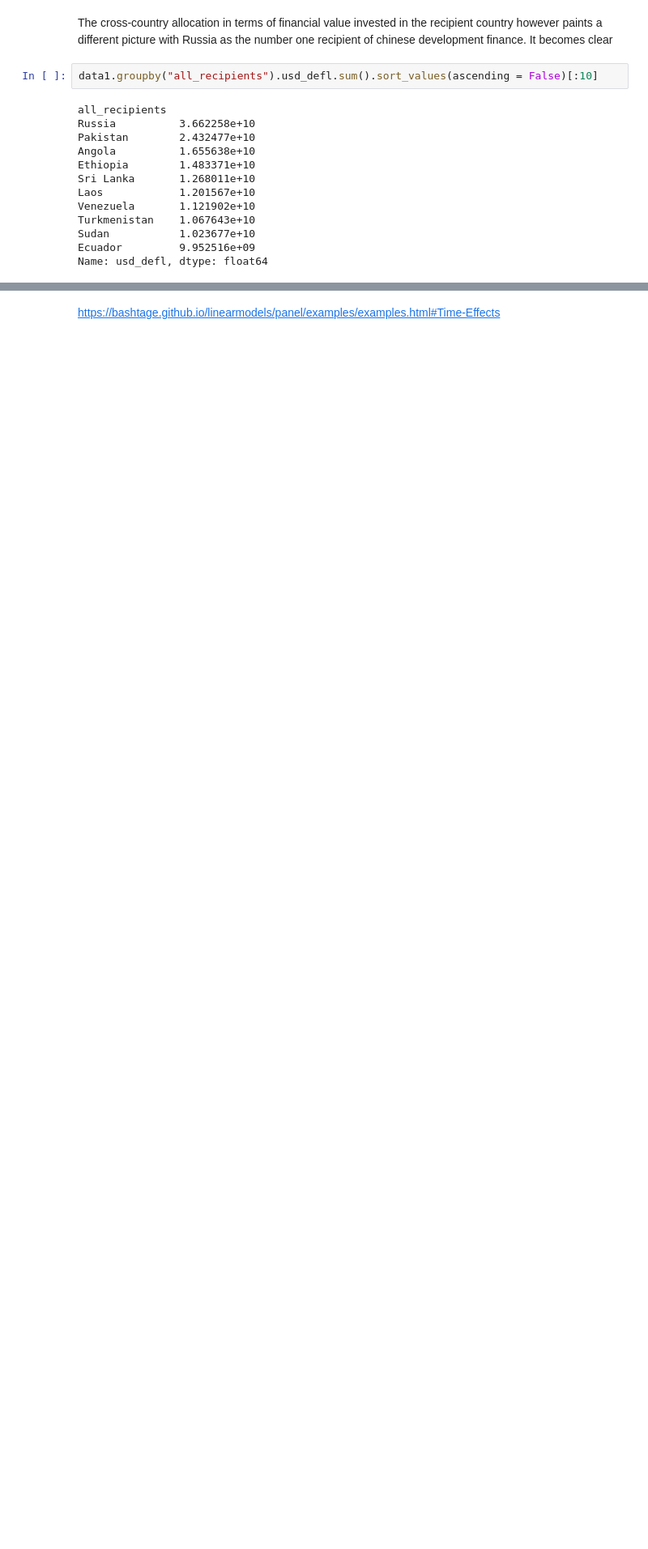
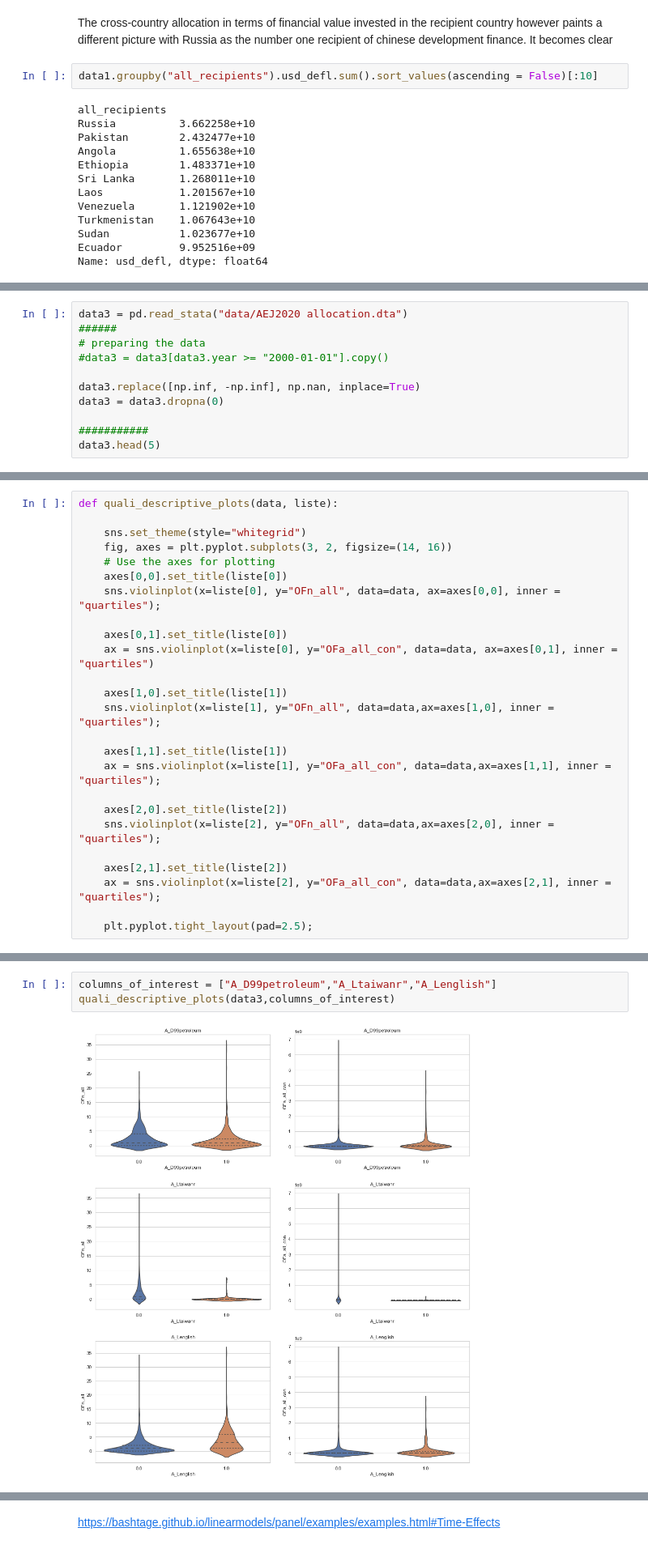
Before and after one commit to JonathanWillnow/ose-data-science-course-project-JonathanWillnow, a Jupyter notebook: JonathanWillnowOSE.ipynb, the cells around one changed output, grey strips where cells are left out. Shown at 81% size. Cells and saved outputs as stored; diff of their text form; blank space fills up the shorter version.

```diff
--- a/JonathanWillnowOSE.ipynb
+++ b/JonathanWillnowOSE.ipynb
@@ -464,0 +324,11 @@ strong multicollinearity or other numerical problems.
+# %%
+data3 = pd.read_stata("data/AEJ2020 allocation.dta")
+######
+# preparing the data
+#data3 = data3[data3.year >= "2000-01-01"].copy()
+
+data3.replace([np.inf, -np.inf], np.nan, inplace=True)
+data3 = data3.dropna(0)
+
+###########
+data3.head(5)
@@ -464,0 +361,25 @@ strong multicollinearity or other numerical problems.
+# %%
+def quali_descriptive_plots(data, liste):
+
+    sns.set_theme(style="whitegrid")
+    fig, axes = plt.pyplot.subplots(3, 2, figsize=(14, 16))
+    # Use the axes for plotting
+    axes[0,0].set_title(liste[0])
+    sns.violinplot(x=liste[0], y="OFn_all", data=data, ax=axes[0,0], inner = "quartiles");
+
+    axes[0,1].set_title(liste[0])
+    ax = sns.violinplot(x=liste[0], y="OFa_all_con", data=data, ax=axes[0,1], inner = "quartiles")
+
+    axes[1,0].set_title(liste[1])
+    sns.violinplot(x=liste[1], y="OFn_all", data=data,ax=axes[1,0], inner = "quartiles");
+
+    axes[1,1].set_title(liste[1])
+    ax = sns.violinplot(x=liste[1], y="OFa_all_con", data=data,ax=axes[1,1], inner = "quartiles");
+
+    axes[2,0].set_title(liste[2])
+    sns.violinplot(x=liste[2], y="OFn_all", data=data,ax=axes[2,0], inner = "quartiles");
+
+    axes[2,1].set_title(liste[2])
+    ax = sns.violinplot(x=liste[2], y="OFa_all_con", data=data,ax=axes[2,1], inner = "quartiles");
+
+    plt.pyplot.tight_layout(pad=2.5);
@@ -464,0 +417,5 @@ strong multicollinearity or other numerical problems.
+# %%
+columns_of_interest = ["A_D99petroleum","A_Ltaiwanr","A_Lenglish"]
+quali_descriptive_plots(data3,columns_of_interest)
+# %% [output]
+[figure, added]
```
Also changed, not shown: parts of 44 cells of this notebook.
